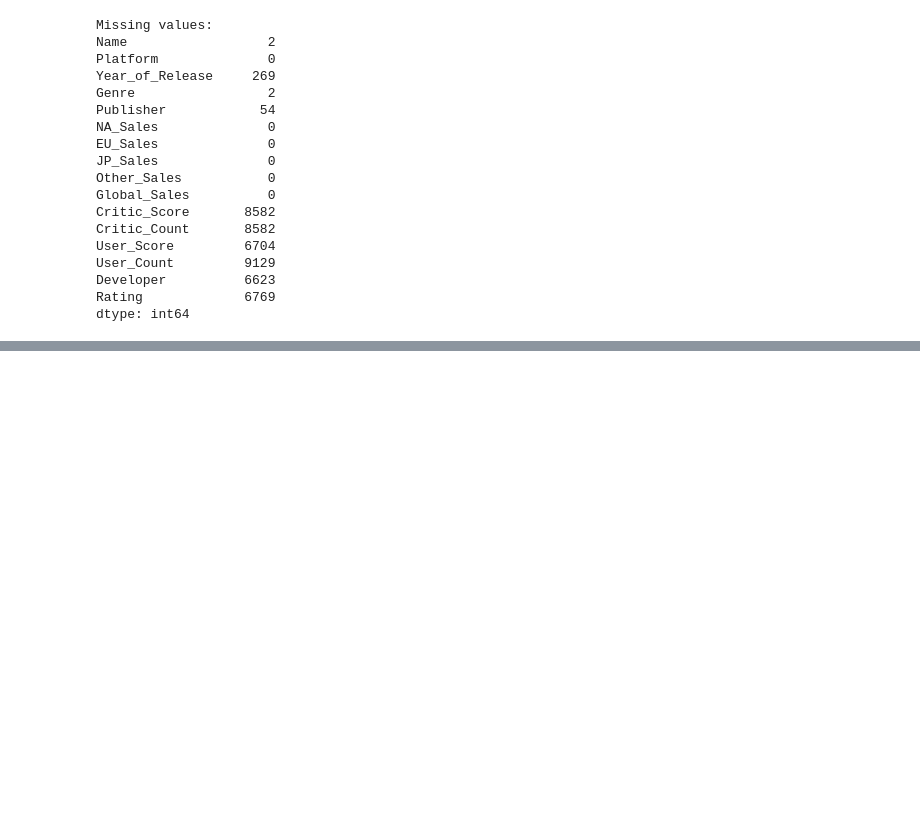
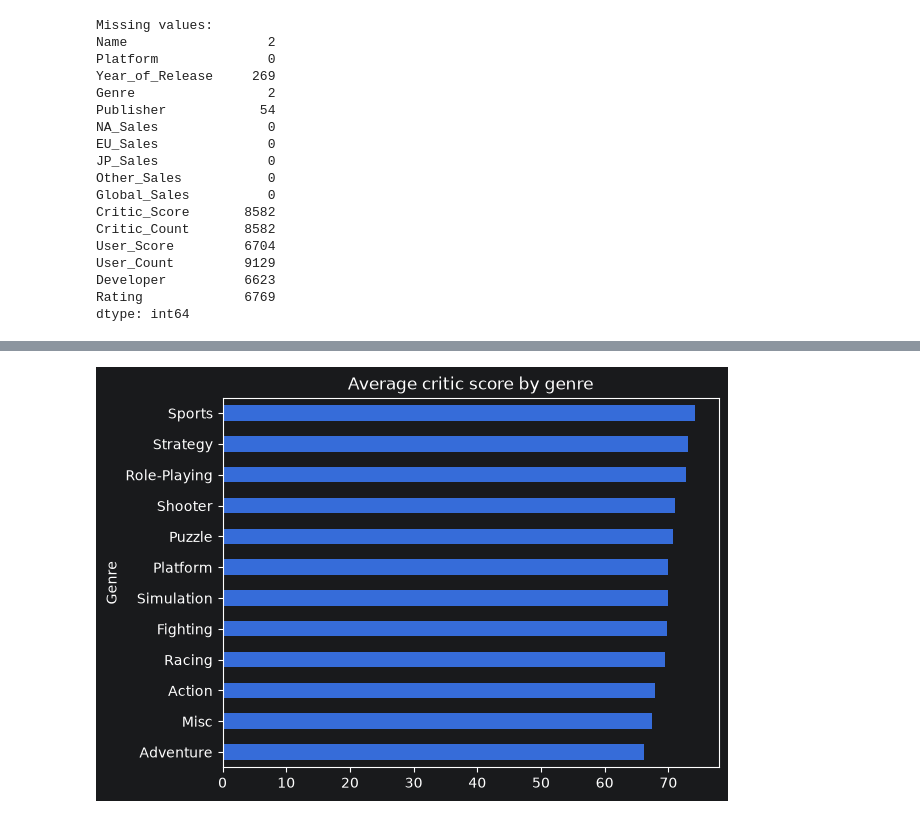
Before and after one commit to adj06/video-game-rating-predictor, a Jupyter notebook: sample.ipynb, the cells around one changed output, grey strips where cells are left out. Saved outputs shown, nothing was run; the diff lists cells and outputs as text; code cells hidden in the pictures; blank space fills up the shorter version.

```diff
--- a/sample.ipynb
+++ b/sample.ipynb
@@ -85,0 +105,5 @@ df.describe()
+# %%
+data.groupby("Genre")["Critic_Score"].mean().sort_values().plot.barh(title="Average critic score by genre")
+plt.show()
+# %% [output]
+[figure, added]
```
Also changed, not shown: parts of 5 cells of this notebook.
